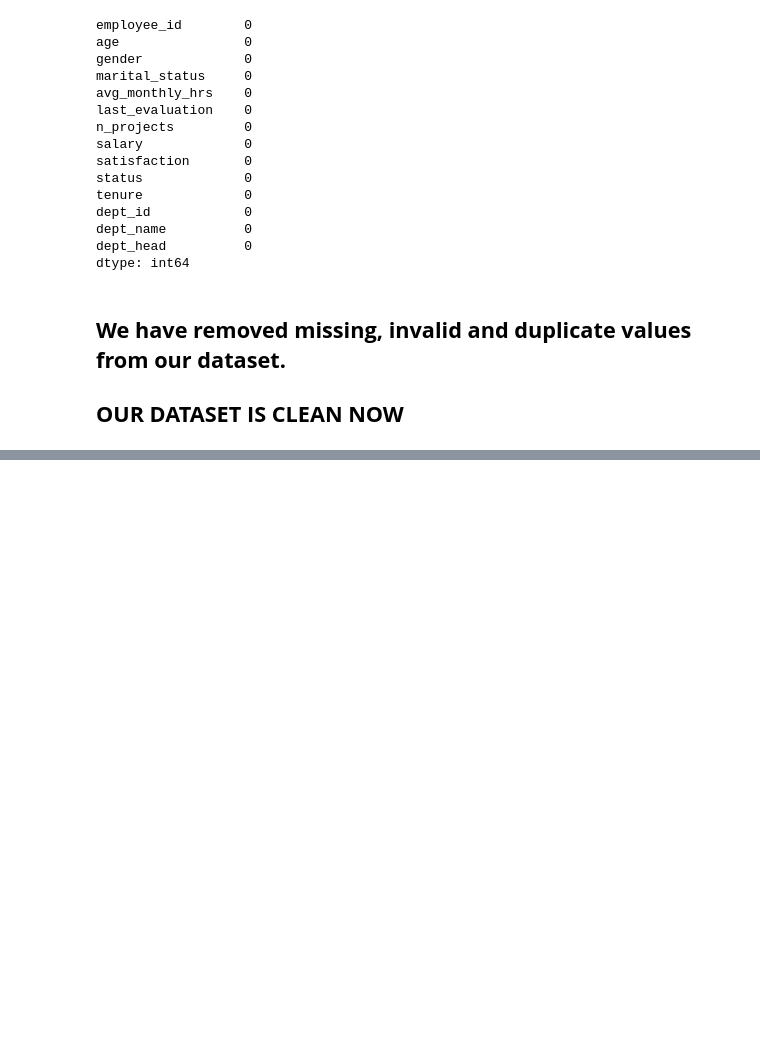
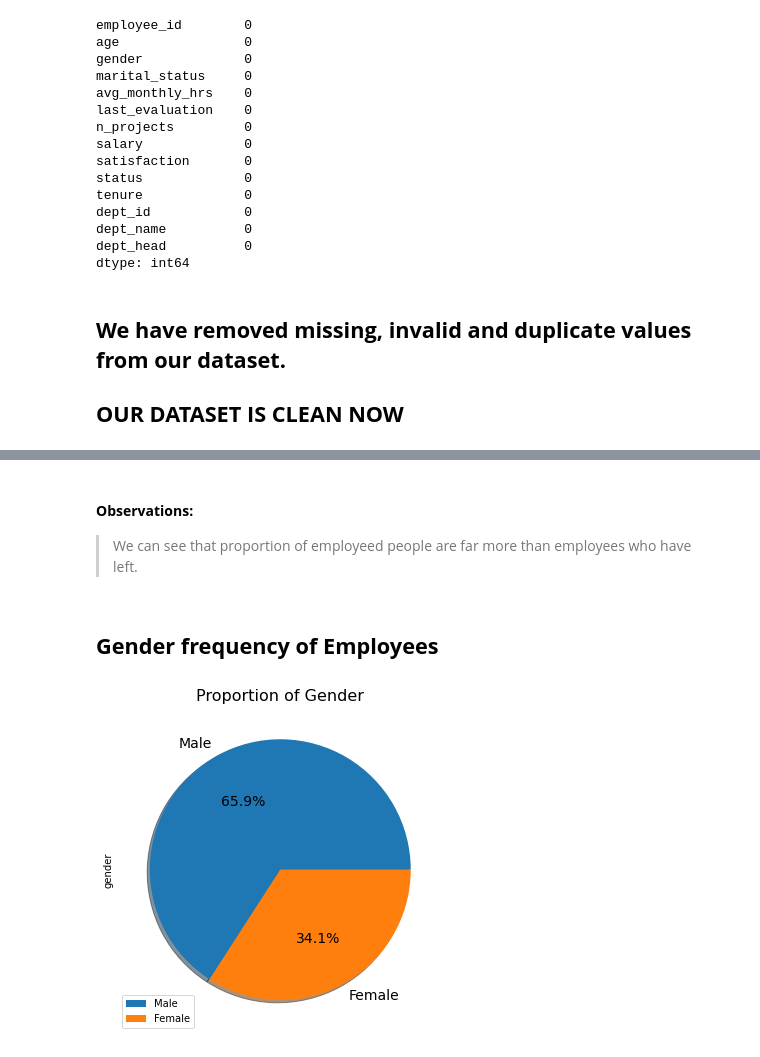
Before and after one commit to bhupeshmahara/INSAID-GCD-Capstone, a Jupyter notebook: 1005_GCD_Capstone_Project_Bhupesh.ipynb, the cells around one changed output, grey strips where cells are left out. Cells and saved outputs as stored; diff of their text form; code cells hidden in the pictures; blank space fills up the shorter version.

```diff
--- a/1005_GCD_Capstone_Project_Bhupesh.ipynb
+++ b/1005_GCD_Capstone_Project_Bhupesh.ipynb
@@ -576,0 +603,13 @@ plt.show()
+# %% [markdown]
+#### __Observations:__
+
+
+> We can see that proportion of employeed people are far more than employees who have left.
+# %% [markdown]
+## __Gender frequency of Employees__
+# %%
+df_final['gender'].value_counts().plot(kind='pie', fontsize=14, autopct='%3.1f%%', figsize=(6,6), shadow=True, legend=True)
+plt.title('Proportion of Gender', fontsize=16)
+plt.show()
+# %% [output]
+[figure, added]
```
Also changed, not shown: parts of 16 cells of this notebook.
